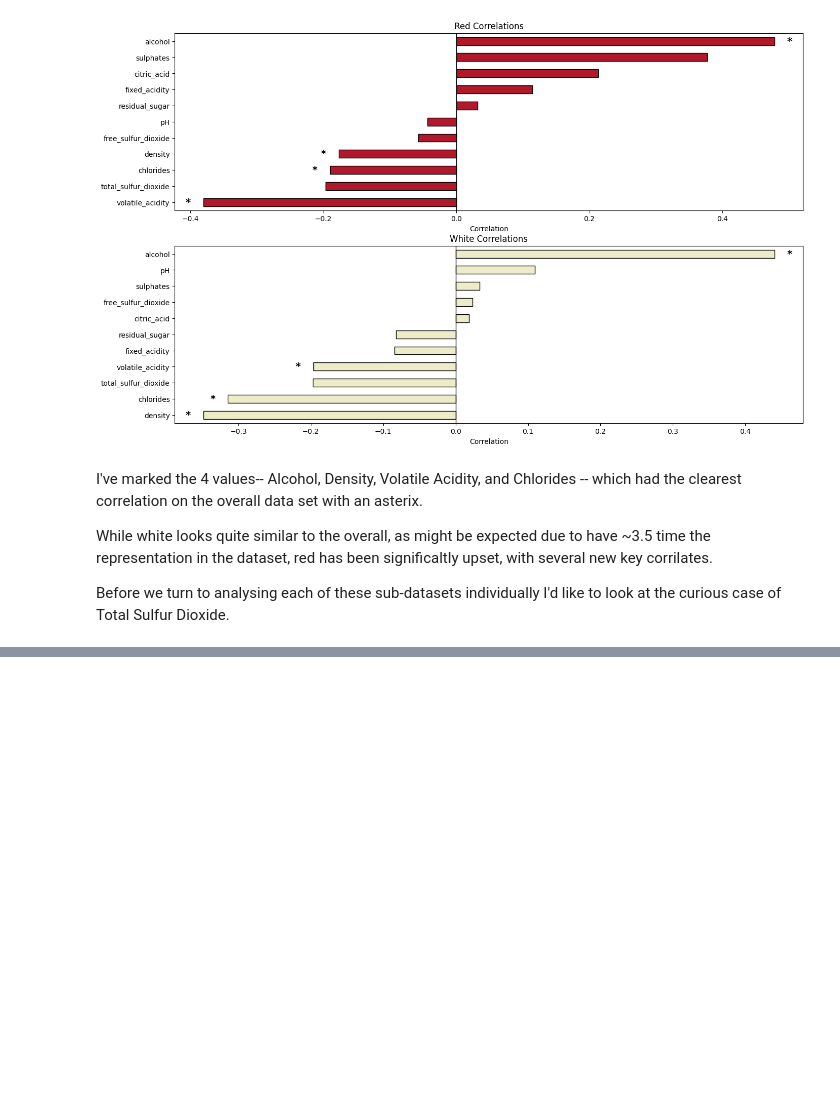
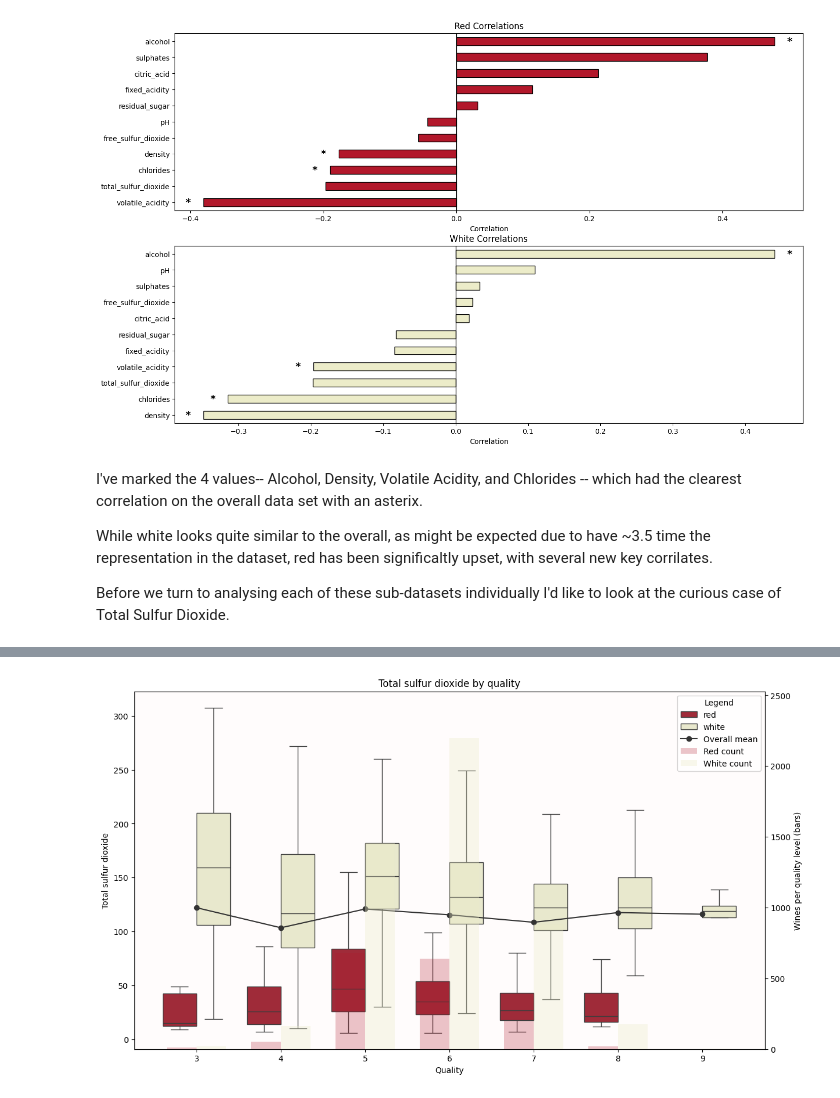
Before and after one commit to jklydev/everything-counts-summative-1, a Jupyter notebook: wine.ipynb, the cells around one changed output, grey strips where cells are left out. Drawn from its saved outputs; the diff is of its cells as text; code cells hidden in the pictures; blank space fills up the shorter version.

```diff
--- a/wine.ipynb
+++ b/wine.ipynb
@@ -74,9 +74,11 @@ import matplotlib.pyplot as plt
 ## Wine Quality Scores
 Now that we have our graphing packages let's take a look at the quality metric.
 # %%
+palette = {'red': '#b2182b', 'white': '#ececc9'}
+
 quality_counts = wine_quality["quality"].value_counts().sort_index()
 plt.figure(figsize=(12, 6))
-sns.countplot(data=wine_quality, x="quality", color="#e10e0e")
+sns.countplot(data=wine_quality, x="quality", color=palette['red'])
 plt.title("Wine quality scores")
 plt.xlabel("Quality score")
 plt.ylabel("Number of wines")
@@ -315,0 +324,80 @@ Before we turn to analysing each of these sub-datasets individually I'd like to
+# %%
+fig, ax = plt.subplots(figsize=(14, 8))
+ax.set_facecolor("#fffcfc")
+quality_order = sorted(wine_quality['quality'].unique())
+unique_colors = ['red', 'white']
+
+
+sns.boxplot(
+    data=wine_quality,
+    x='quality',
+    y='total_sulfur_dioxide',
+    hue='color',
+    order=quality_order,
+    palette=palette,
+    showfliers=False,
+    ax=ax,
+)
+
+pooled_means = wine_quality.groupby('quality')['total_sulfur_dioxide'].mean().reindex(quality_order)
+x_positions = list(range(len(quality_order)))
+
+ax.plot(
+    x_positions,
+    pooled_means.values,
+    color='#333333',
+    marker='o',
+    linestyle='-',
+    linewidth=1.5,
+    markersize=6,
+    label='Overall mean',
+)
+
+ax.set_xticks(x_positions)
+ax.set_xticklabels(quality_order)
+ax.set_title('Total sulfur dioxide by quality')
+ax.set_xlabel('Quality')
+ax.set_ylabel('Total sulfur dioxide')
+
+counts = (
+    wine_quality.groupby(['quality', 'color'])
+    .size()
+    .reindex(
+        pd.MultiIndex.from_product(
+            [quality_order, unique_colors], names=['quality', 'color']
+        ),
+        fill_value=0,
+    )
+    .unstack('color')
+)
+
+ax2 = ax.twinx()
+ax2.set_facecolor('none')
+bar_width = 0.35
+ax2.bar(
+    [x - bar_width / 2 for x in x_positions],
+    counts['red'],
+    width=bar_width,
+    color=palette['red'],
+    alpha=0.25,
+    label='Red count',
+)
+ax2.bar(
+    [x + bar_width / 2 for x in x_positions],
+    counts['white'],
+    width=bar_width,
+    color=palette['white'],
+    alpha=0.35,
+    label='White count',
+)
+ax2.set_ylabel('Wines per quality level (bars)')
+ax2.set_ylim(0, counts.values.max() * 1.15)
+ax2.grid(False)
+
+handles1, labels1 = ax.get_legend_handles_labels()
+handles2, labels2 = ax2.get_legend_handles_labels()
+ax.legend(handles1 + handles2, labels1 + labels2, title='Legend')
+
+plt.show()
+# %% [output]
+[figure, added]
```
Also changed, not shown: parts of 6 cells of this notebook.
